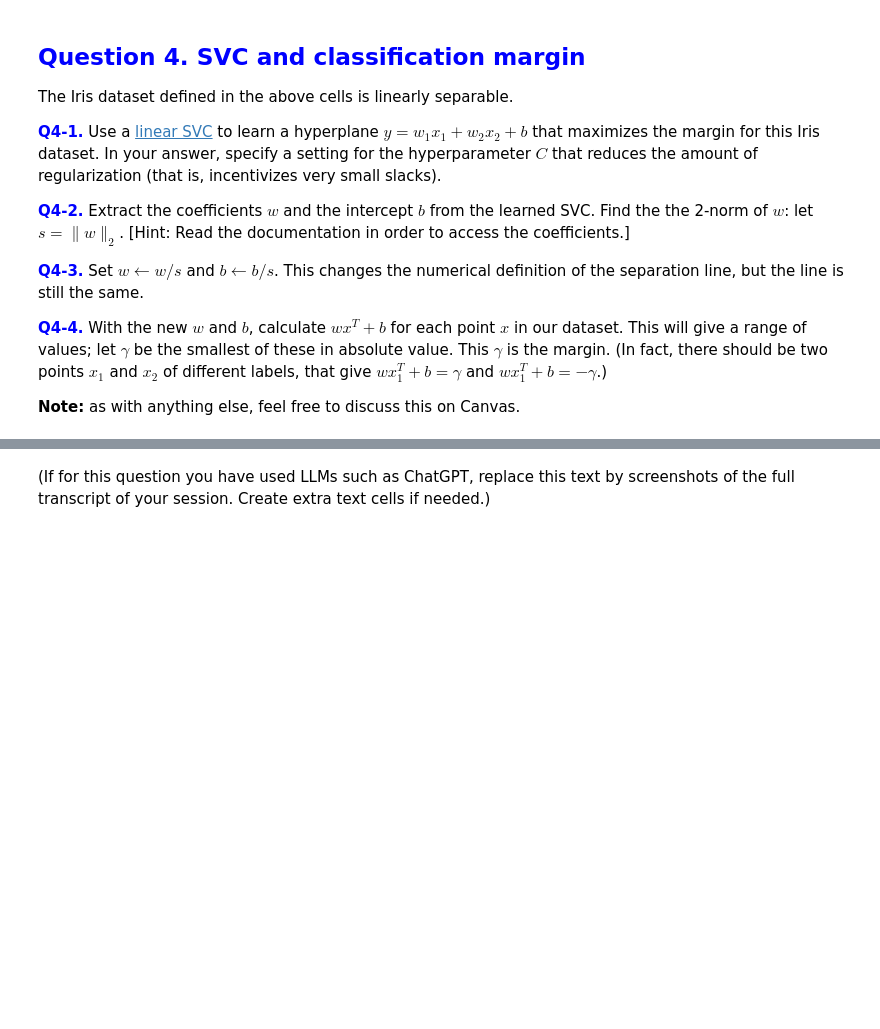
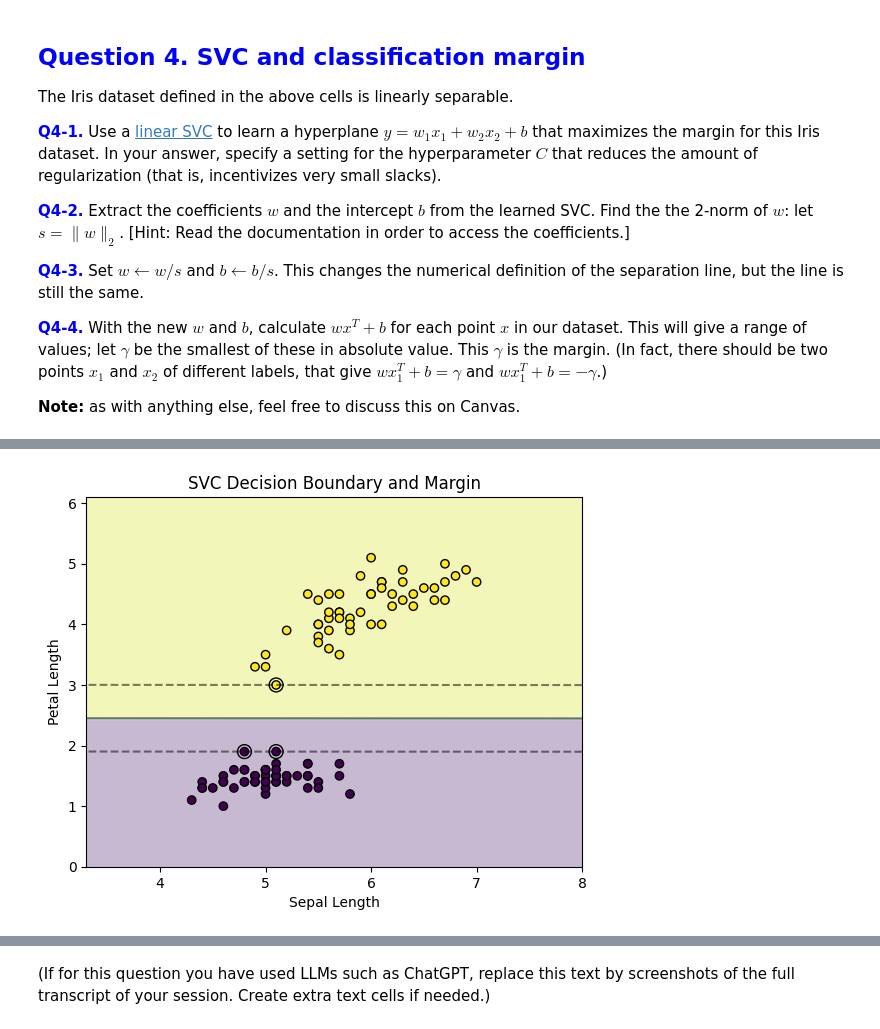
Before and after one commit to rpmjp/Machine-Learning-CS-675-NJIT-, a Jupyter notebook: assignment3.ipynb, the cells around one changed output, grey strips where cells are left out. Saved outputs shown, nothing was run; the diff lists cells and outputs as text; code cells hidden in the pictures; blank space fills up the shorter version.

```diff
--- a/assignment3.ipynb
+++ b/assignment3.ipynb
@@ -715,3 +856,83 @@ The Iris dataset defined in the above cells is linearly separable.
 
 
 **Note:** as with anything else, feel free to discuss this on Canvas.
+# %%
+import numpy as np
+from sklearn import datasets
+from sklearn.svm import SVC
+import matplotlib.pyplot as plt
+
+# Load the Iris dataset
+iris = datasets.load_iris()
+X = iris.data[0:100, [0, 2]]  # Fix: Use Sepal Length and Petal Length
+y = iris.target[0:100]  # Binary classification: 0 and 1
+y = np.where(y == 0, -1, 1)  # Fix: Convert labels to {-1, 1}
+
+# Q4-1: Train a linear SVC with minimal regularization
+C_value = 1e6  # A very large C value to minimize regularization
+svc = SVC(C=C_value, kernel='linear')
+svc.fit(X, y)
+
+# Q4-2: Extract coefficients and intercept, and calculate the 2-norm
+w = svc.coef_[0]
+b = svc.intercept_[0]
+s = np.linalg.norm(w)
+
+print(f"Original w: {w}")
+print(f"Original b: {b}")
+print(f"2-norm of w (s): {s}")
+
+# Q4-3: Normalize w and b
+w_normalized = w / s
+b_normalized = b / s
+
+print(f"Normalized w: {w_normalized}")
+print(f"Normalized b: {b_normalized}")
+
+# Q4-4: Compute wxT + b for each point and find the margin
+wx_plus_b = X.dot(w_normalized) + b_normalized
+gamma = np.min(np.abs(wx_plus_b))
+
+print(f"Margins: {wx_plus_b}")
+print(f"Margin (gamma): {gamma}")
+
+# Visualization of the decision boundary and support vectors
+def plot_svc_decision_boundary(svc, X, y):
+    x_min, x_max = X[:, 0].min() - 1, X[:, 0].max() + 1
+    y_min, y_max = X[:, 1].min() - 1, X[:, 1].max() + 1
+    xx, yy = np.meshgrid(np.linspace(x_min, x_max, 100),
+                         np.linspace(y_min, y_max, 100))
+
+    Z = svc.predict(np.c_[xx.ravel(), yy.ravel()])
+    Z = Z.reshape(xx.shape)
+
+    plt.contourf(xx, yy, Z, alpha=0.3)
+    plt.scatter(X[:, 0], X[:, 1], c=y, edgecolors='k')
+    plt.xlabel('Sepal Length')
+    plt.ylabel('Petal Length')
+    plt.title('SVC Decision Boundary and Margin')
+
+    # Plot the margin lines
+    ax = plt.gca()
+    xlim = ax.get_xlim()
+    ylim = ax.get_ylim()
+
+    # Create grid to evaluate model
+    xx = np.linspace(xlim[0], xlim[1], 30)
+    yy = np.linspace(ylim[0], ylim[1], 30)
+    YY, XX = np.meshgrid(yy, xx)
+    xy = np.vstack([XX.ravel(), YY.ravel()]).T
+    Z = svc.decision_function(xy).reshape(XX.shape)
+
+    # Plot decision boundary and margins
+    ax.contour(XX, YY, Z, colors='k', levels=[-1, 0, 1], alpha=0.5,
+               linestyles=['--', '-', '--'])
+
+    # Plot support vectors
+    ax.scatter(svc.support_vectors_[:, 0], svc.support_vectors_[:, 1], s=100,
+               linewidth=1, facecolors='none', edgecolors='k')
+
+    plt.show()
+
+plot_svc_decision_boundary(svc, X, y)
+# %% [output]
@@ -717,0 +956 @@ The Iris dataset defined in the above cells is linearly separable.
+[figure, added]
```
Also changed, not shown: parts of 12 cells of this notebook.
